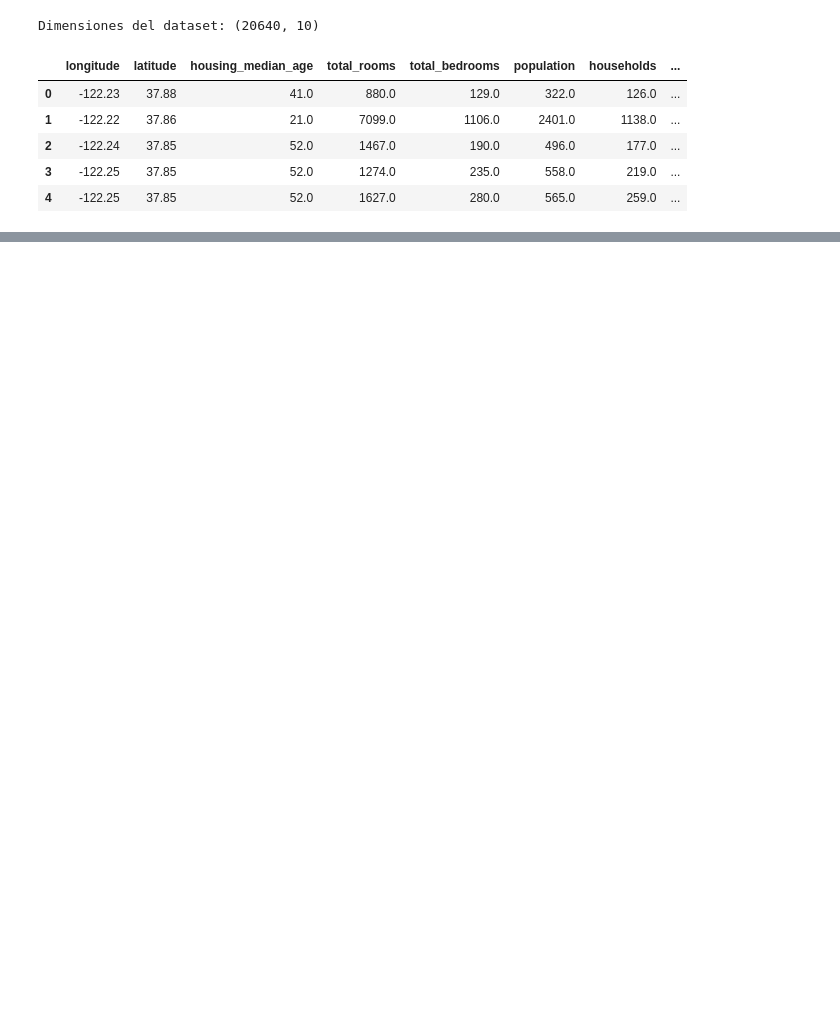
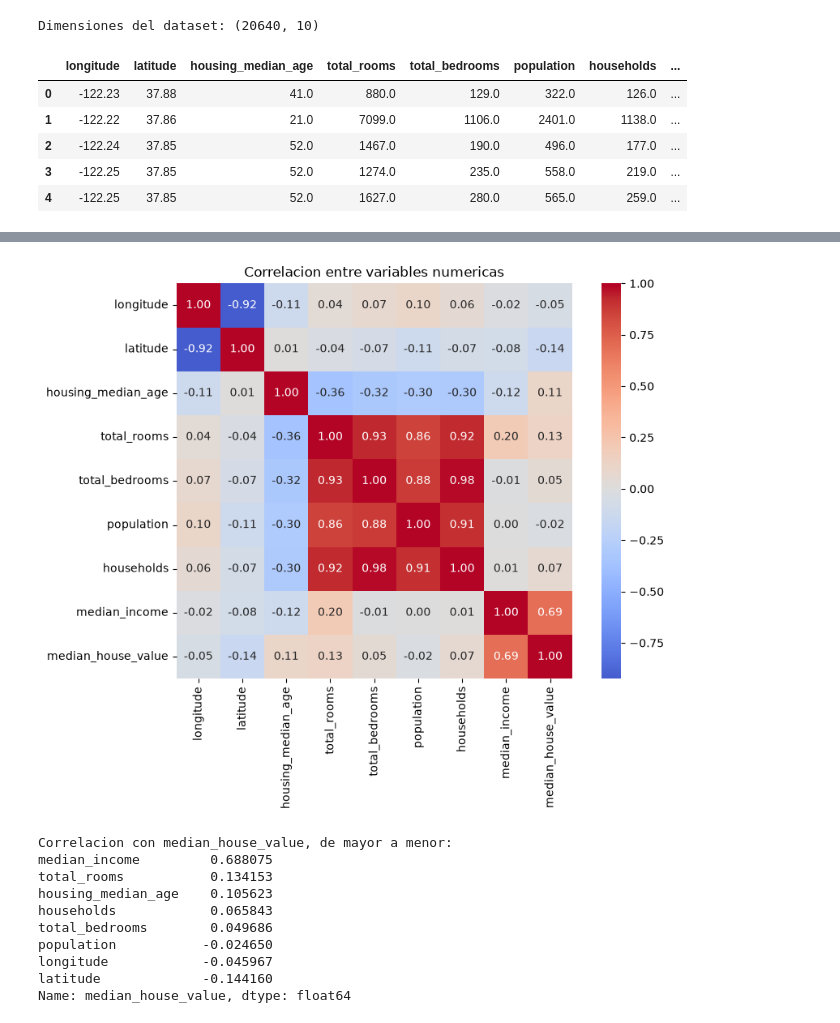
Before and after one commit to juanj-rgb/Proyecto-Modelos-1, a Jupyter notebook: fase-1/notebook.ipynb, the cells around one changed output, grey strips where cells are left out. Drawn from its saved outputs; the diff is of its cells as text; code cells hidden in the pictures; blank space fills up the shorter version.

```diff
--- a/fase-1/notebook.ipynb
+++ b/fase-1/notebook.ipynb
@@ -17,0 +153,24 @@ Dimensiones del dataset: (20640, 10)
+# %%
+# --- EDA 4: correlacion entre variables numericas ---
+corr = df.select_dtypes(include='number').corr()
+
+plt.figure(figsize=(9, 7))
+sns.heatmap(corr, annot=True, fmt='.2f', cmap='coolwarm', center=0, square=True)
+plt.title('Correlacion entre variables numericas')
+plt.tight_layout()
+plt.show()
+
+print("Correlacion con median_house_value, de mayor a menor:")
+print(corr['median_house_value'].drop('median_house_value').sort_values(ascending=False))
+# %% [output]
+[figure, added]
+Correlacion con median_house_value, de mayor a menor:
+median_income         0.688075
+total_rooms           0.134153
+housing_median_age    0.105623
+households            0.065843
+total_bedrooms        0.049686
+population           -0.024650
+longitude            -0.045967
+latitude             -0.144160
+Name: median_house_value, dtype: float64
```
Also changed, not shown: parts of 36 cells of this notebook, 4 other files.
